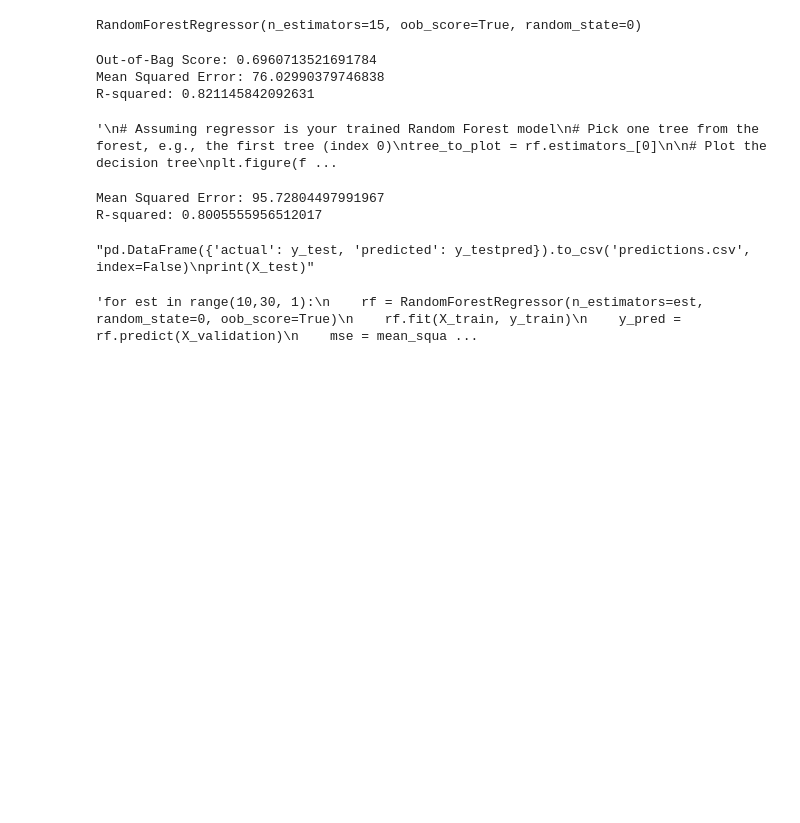
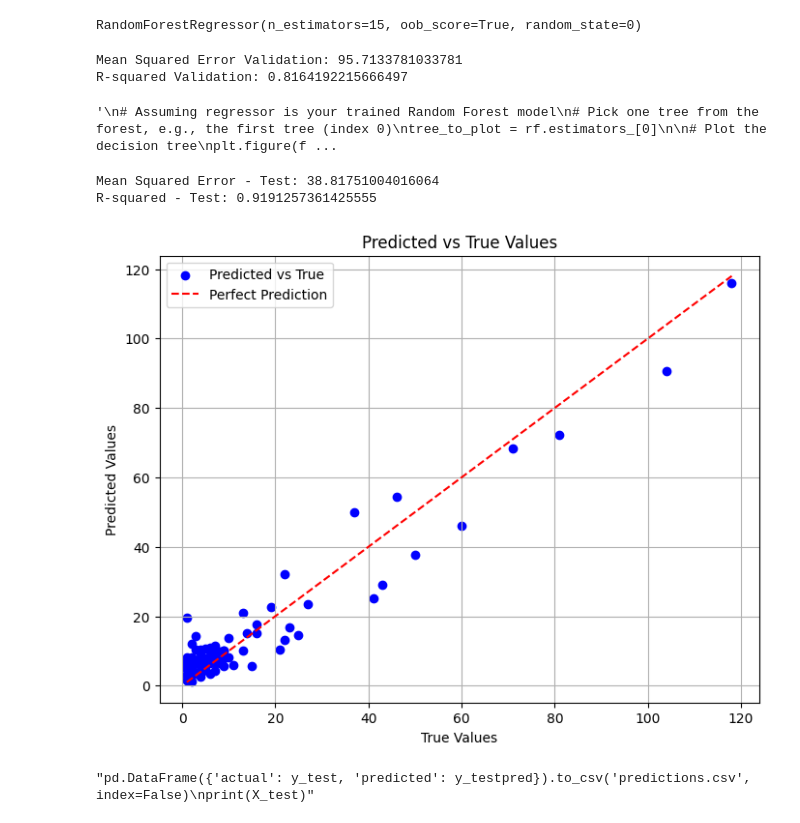
Before and after one commit to shreeram-murali/olympic-medals-predictor, a Jupyter notebook: random_forest_predictor.ipynb, the cells around one changed output. Cells and saved outputs as stored; diff of their text form; code cells hidden in the pictures; blank space fills up the shorter version.

```diff
--- a/random_forest_predictor.ipynb
+++ b/random_forest_predictor.ipynb
@@ -39,7 +40,7 @@ print(df.head())
 # %%
 df = df.drop(['country_name', 'country_code_2', 'country_code_3', 'slug_game'], axis=1)
 # %%
-#df = df.drop(['pop_20_39_percent'], axis=1)
+df = df.drop(['pop_20_39_percent'], axis=1)
 #df = df.drop(['urban_population_percent'], axis=1) #keep this
-#df = df.drop(['bmi_mean'], axis=1)
+df = df.drop(['bmi_mean'], axis=1)
 #df = df.drop(['life_expectancy'], axis=1)
@@ -80,22 +47,29 @@ print(X_test.head())
+# %%
+df_test = df[df['year'] == 2020]
+df = df[df['year'] < 2020]
+X = df.drop(columns=['total_medal_count'])  # Features
+y = df['total_medal_count']  # Target variable
+X_train, X_validation, y_train, y_validation = train_test_split(X, y, test_size=0.2, random_state=42)
+
+
+X_test = df_test.drop(['total_medal_count'], axis=1)
+y_test = df_test['total_medal_count']
 # %%
 rf = RandomForestRegressor(n_estimators=15, random_state=0, oob_score=True)
 rf.fit(X_train, y_train)
 # %% [output]
 RandomForestRegressor(n_estimators=15, oob_score=True, random_state=0)
 # %%
-oob_score = rf.oob_score_
-print(f'Out-of-Bag Score: {oob_score}')
 y_pred = rf.predict(X_validation)
 
 mse = mean_squared_error(y_validation,y_pred )
-print(f'Mean Squared Error: {mse}')
+print(f'Mean Squared Error Validation: {mse}')
 
 r2 = r2_score(y_validation, y_pred)
-print(f'R-squared: {r2}')
+print(f'R-squared Validation: {r2}')
 # %% [output]
-Out-of-Bag Score: 0.6960713521691784
-Mean Squared Error: 76.02990379746838
-R-squared: 0.821145842092631
+Mean Squared Error Validation: 95.7133781033781
+R-squared Validation: 0.8164192215666497
 # %%
 '''
 # Assuming regressor is your trained Random Forest model
@@ -112,43 +86,33 @@ plt.show()'''
 # %%
 y_testpred = rf.predict(X_test)
 
-
 mse = mean_squared_error(y_test,y_testpred )
-print(f'Mean Squared Error: {mse}')
+print(f'Mean Squared Error - Test: {mse}')
 
 r2 = r2_score(y_test,y_testpred)
-print(f'R-squared: {r2}')
+print(f'R-squared - Test: {r2}')
 # %% [output]
-Mean Squared Error: 95.72804497991967
-R-squared: 0.8005555956512017
+Mean Squared Error - Test: 38.81751004016064
+R-squared - Test: 0.9191257361425555
+# %%
+plt.figure(figsize=(8, 6))
+plt.scatter(y_test, y_testpred, color='blue', label='Predicted vs True')
+
+# Adding a diagonal line representing a perfect prediction
+plt.plot([min(y_test), max(y_test)], [min(y_test), max(y_test)], color='red', linestyle='--', label='Perfect Prediction')
+
+#plt.xscale('log')
+#plt.yscale('log')
+plt.title('Predicted vs True Values')
+plt.xlabel('True Values')
+plt.ylabel('Predicted Values')
+plt.legend()
+plt.grid(True)
+plt.show()
+# %% [output]
+[figure, added]
 # %%
 '''pd.DataFrame({'actual': y_test, 'predicted': y_testpred}).to_csv('predictions.csv', index=False)
 print(X_test)'''
 # %% [output]
 "pd.DataFrame({'actual': y_test, 'predicted': y_testpred}).to_csv('predictions.csv', index=False)\nprint(X_test)"
-# %%
-'''for est in range(10,30, 1):
-    rf = RandomForestRegressor(n_estimators=est, random_state=0, oob_score=True)
-    rf.fit(X_train, y_train)
-    y_pred = rf.predict(X_validation)
-    mse = mean_squared_error(y_validation,y_pred )
-    r2 = r2_score(y_validation, y_pred)
-    print(f'Estimators: {est}')
-    print(f'Mean Squared Error: {mse}')
-    print(f'R-squared: {r2}')
-
-    y_testpred = rf.predict(X_test)
-    mse = mean_squared_error(y_test,y_testpred )
-    r2 = r2_score(y_test,y_testpred)
-    print(f'Mean Squared Error: {mse}')
-    print(f'R-squared: {r2}\n')
-    tree_to_plot = rf.estimators_[0]
-
-# Plot the decision tree
-    plt.figure(figsize=(20, 10))
-    plot_tree(tree_to_plot, feature_names=df.columns.tolist(), filled=True, rounded=True, fontsize=10)
-    plt.title("Decision Tree from Random Forest")
-    plt.show()
-'''
-# %% [output]
-'for est in range(10,30, 1):\n    rf = RandomForestRegressor(n_estimators=est, random_state=0, oob_score=True)\n    rf.fit(X_train, y_train)\n    y_pred = rf.predict(X_validation)\n    mse = mean_squa ...
```
Also changed, not shown: parts of 4 cells of this notebook.
